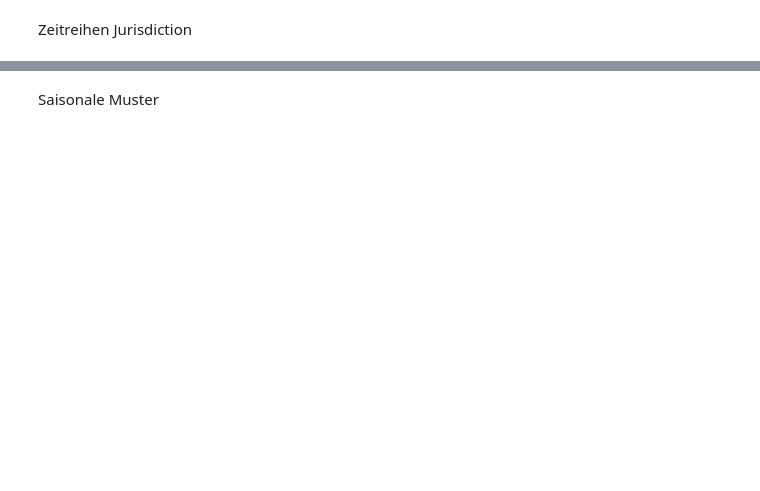
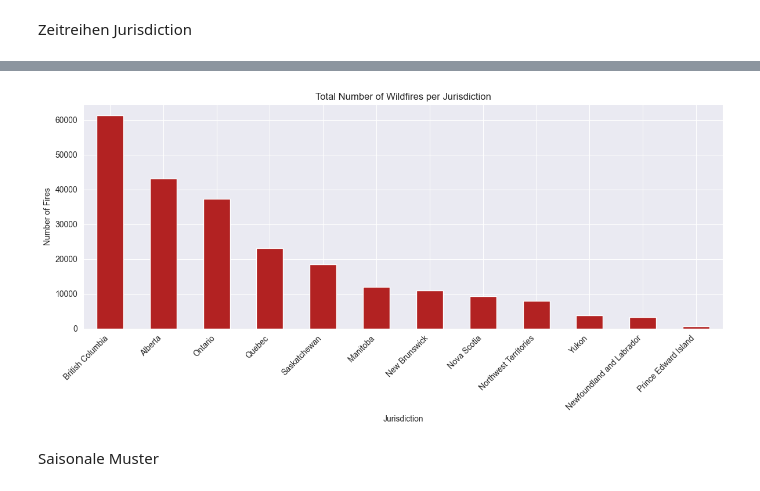
Before and after one commit to yajoka/firewatch, a Jupyter notebook: notebook/firewatch.ipynb, the cells around one changed output, grey strips where cells are left out. Cells and saved outputs as stored; diff of their text form; code cells hidden in the pictures; blank space fills up the shorter version.

Commit message:
+plot number of fires jurisdiction

```diff
--- a/notebook/firewatch.ipynb
+++ b/notebook/firewatch.ipynb
@@ -104,3 +104,23 @@ plt.show()
+# %%
+# Summe der Waldbrände pro Region berechnen
+fires_per_region = (
+    df_long.groupby("Jurisdiction")["Number_fires"]
+           .sum()
+           .sort_values(ascending=False)
+)
+
+# Plot
+plt.figure(figsize=(12,6))
+fires_per_region.plot(kind="bar", color="firebrick")
+
+plt.title("Total Number of Wildfires per Jurisdiction")
+plt.ylabel("Number of Fires")
+plt.xlabel("Jurisdiction")
+plt.xticks(rotation=45, ha="right")
+plt.tight_layout()
+plt.show()
+# %% [output]
+[figure, added]
 # %% [markdown]
 Saisonale Muster
 # %%
```
Also changed, not shown: parts of 8 cells of this notebook, 1 other file.
